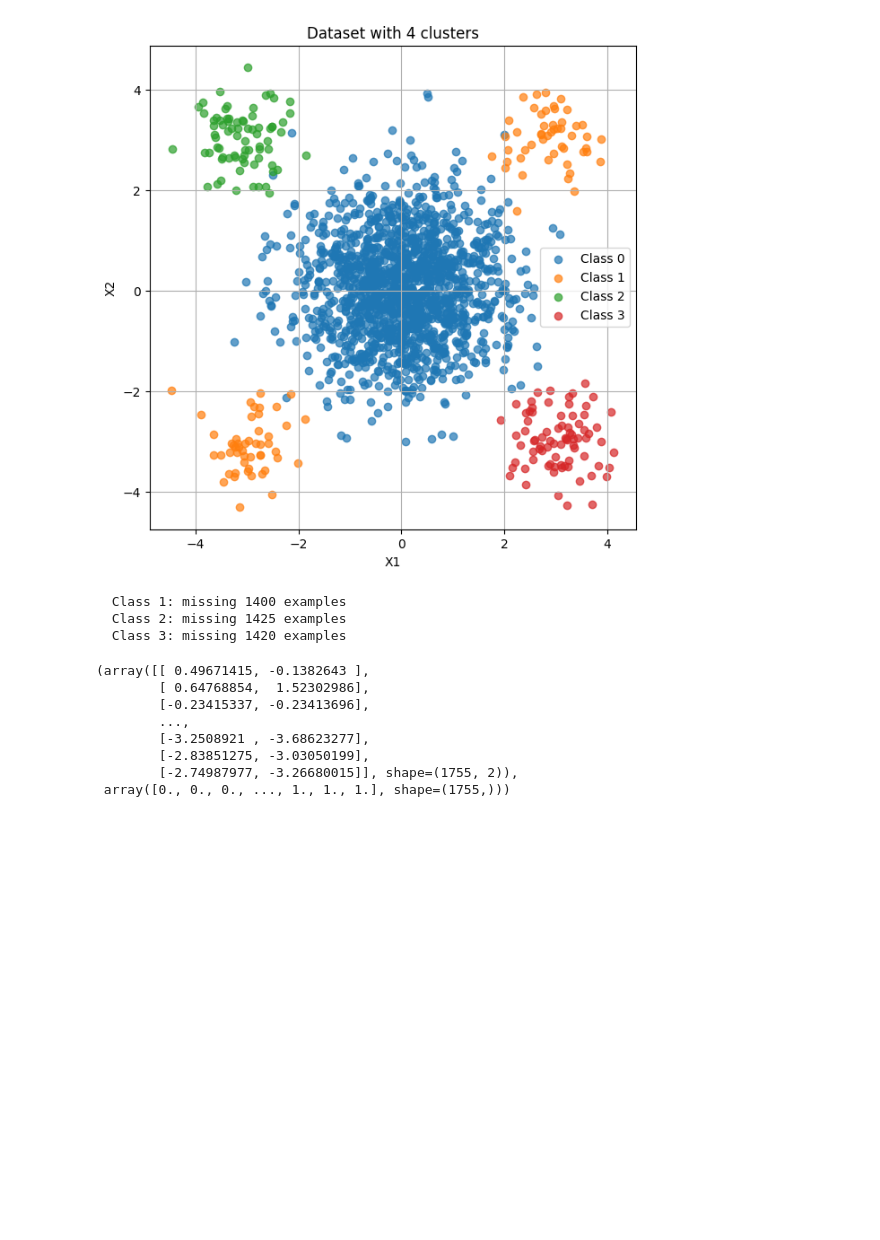
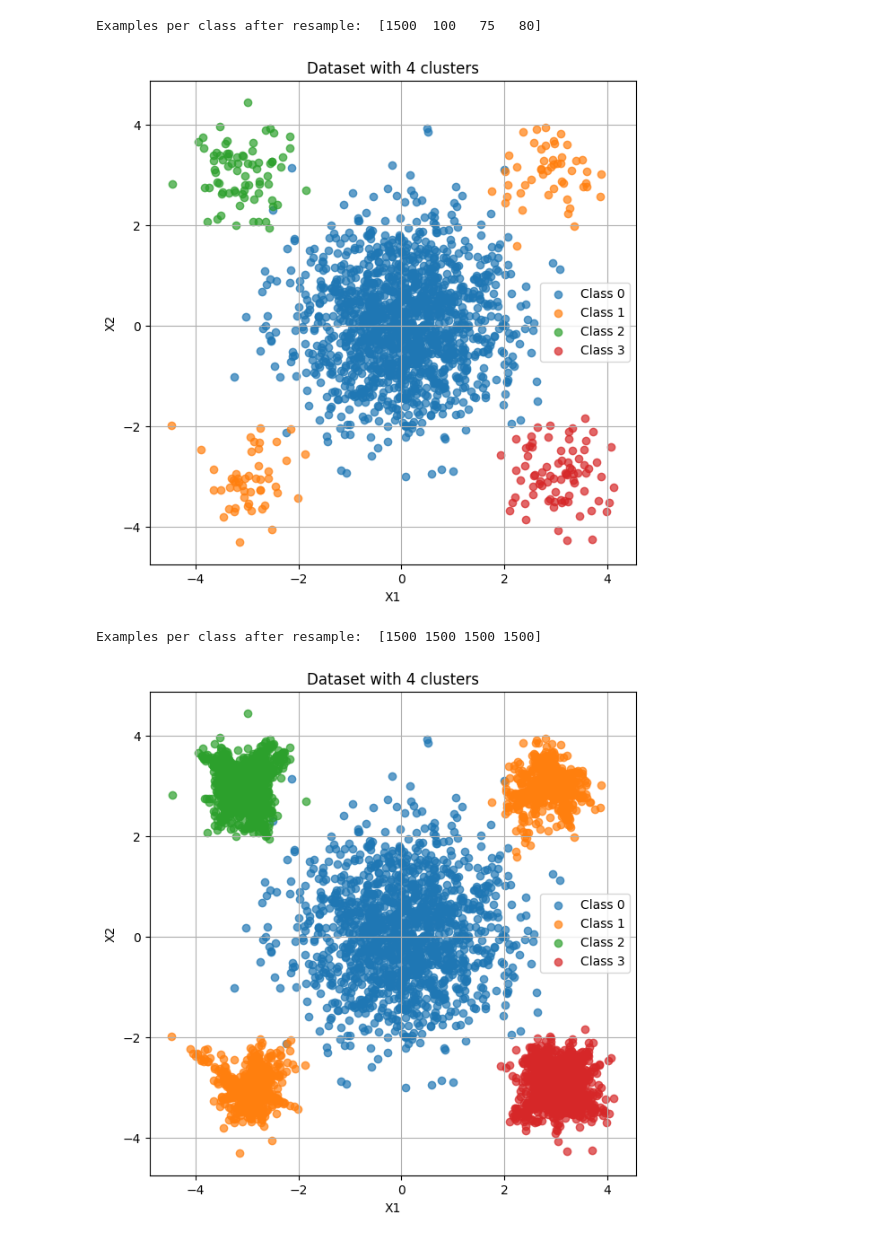
Before and after one commit to UnaiLalana/DAB-SMOTE, a Jupyter notebook: notebooks/multiclass.ipynb, the cells around one changed output. Cells and saved outputs as stored; diff of their text form; code cells hidden in the pictures; blank space fills up the shorter version.

```diff
--- a/notebooks/multiclass.ipynb
+++ b/notebooks/multiclass.ipynb
@@ -1,7 +18,4 @@
 # %%
-import numpy as np
-import matplotlib.pyplot as plt
-
 np.random.seed(42)
 
 n_major = 1500
@@ -45,6 +59,8 @@ for lbl in np.unique(y):
         alpha=0.7
     )
 
+print("Examples per class after resample: ", np.unique(y, return_counts=True)[1])
+
 plt.title("Dataset with 4 clusters")
 plt.xlabel("X1")
 plt.ylabel("X2")
@@ -52,4 +68,5 @@ plt.grid(True)
 plt.legend()
 plt.show()
 # %% [output]
+Examples per class after resample:  [1500  100   75   80]
 [figure]
@@ -67,15 +73,24 @@ import DAB_SMOTE
 # %%
 dab = DAB_SMOTE.DAB_SMOTE()
-dab.fit_resample(X, y)
+X_new, y_new =dab.fit_resample(X, y)
+plt.figure(figsize=(7, 7))
+
+for lbl in np.unique(y):
+    plt.scatter(
+        X_new[y_new == lbl, 0],
+        X_new[y_new == lbl, 1],
+        label=f"Class {int(lbl)}",
+        alpha=0.7
+    )
+
+print("Examples per class after resample: ", np.unique(y_new, return_counts=True)[1])
+
+plt.title("Dataset with 4 clusters")
+plt.xlabel("X1")
+plt.ylabel("X2")
+plt.grid(True)
+plt.legend()
+plt.show()
 # %% [output]
-  Class 1: missing 1400 examples
-  Class 2: missing 1425 examples
-  Class 3: missing 1420 examples
+Examples per class after resample:  [1500 1500 1500 1500]
-(array([[ 0.49671415, -0.1382643 ],
-        [ 0.64768854,  1.52302986],
-        [-0.23415337, -0.23413696],
-        ...,
-        [-3.2508921 , -3.68623277],
-        [-2.83851275, -3.03050199],
-        [-2.74987977, -3.26680015]], shape=(1755, 2)),
- array([0., 0., 0., ..., 1., 1., 1.], shape=(1755,)))
+[figure, added]
```
Also changed, not shown: parts of 4 cells of this notebook, 4 other files.
